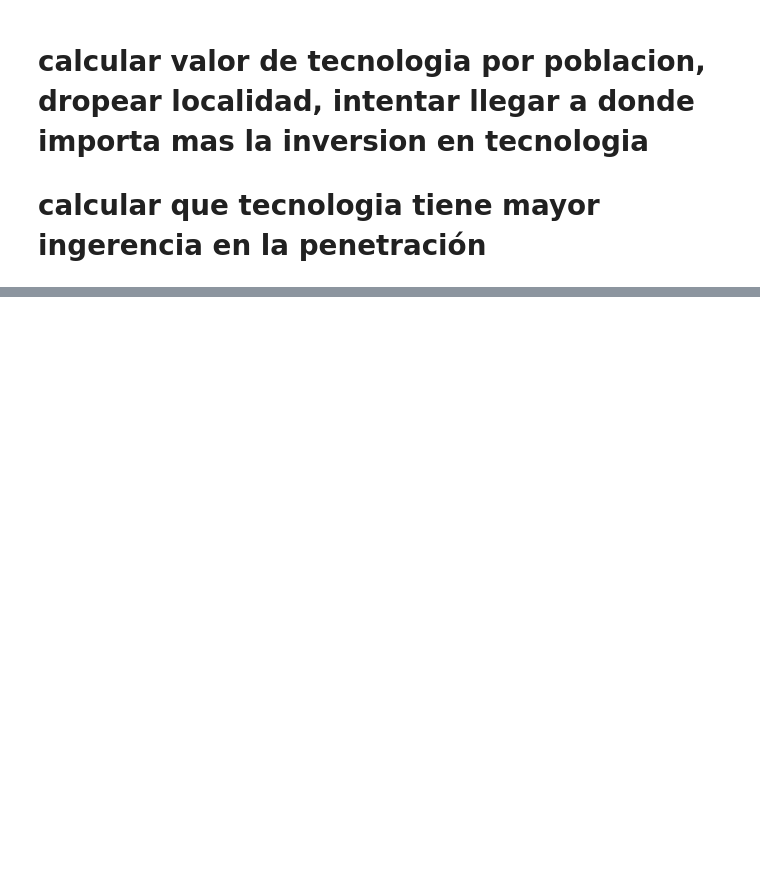
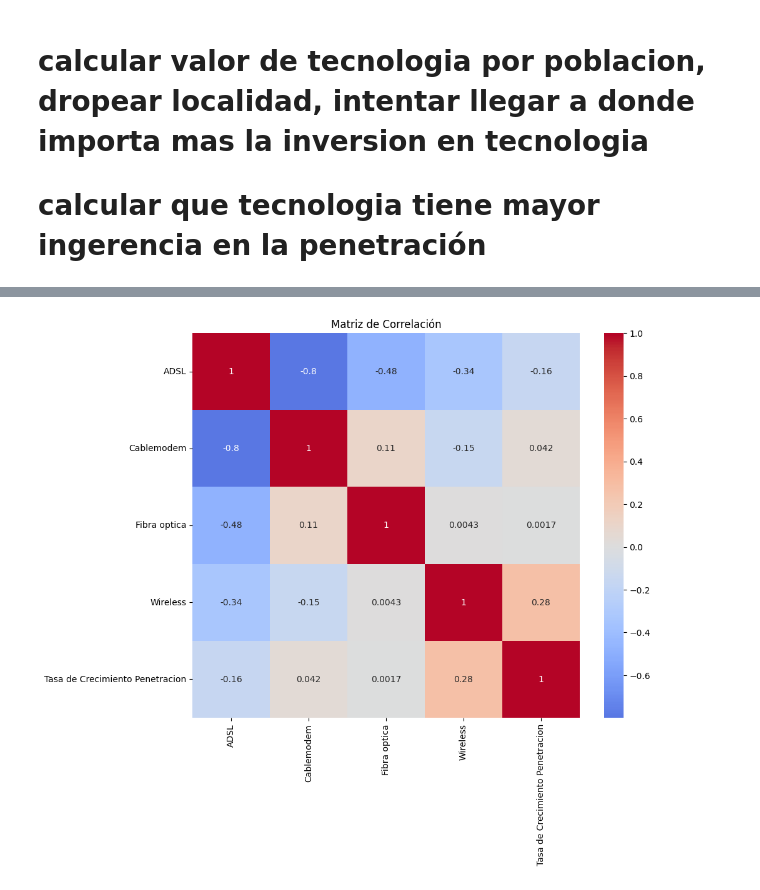
Before and after one commit to Paniceres/PI_Data_Analitycs, a Jupyter notebook: notebooks/EDA.ipynb, the cells around one changed output, grey strips where cells are left out. Saved outputs shown, nothing was run; the diff lists cells and outputs as text; code cells hidden in the pictures; blank space fills up the shorter version.

```diff
--- a/notebooks/EDA.ipynb
+++ b/notebooks/EDA.ipynb
@@ -671,0 +677,14 @@ plot_correlacion_tecnologia_velocidad(df_kpi)
+# %%
+import seaborn as sns
+import matplotlib.pyplot as plt
+
+# Calcula la matriz de correlación
+matriz_correlacion = df_kpi[columnas_correlacion].corr()
+
+# Crea un mapa de calor con colores representando la correlación
+plt.figure(figsize=(10, 8))
+sns.heatmap(matriz_correlacion, annot=True, cmap='coolwarm', center=0)
+plt.title('Matriz de Correlación')
+plt.show()
+# %% [output]
+[figure, added]
```
Also changed, not shown: parts of 4 cells of this notebook, 5 other files.
